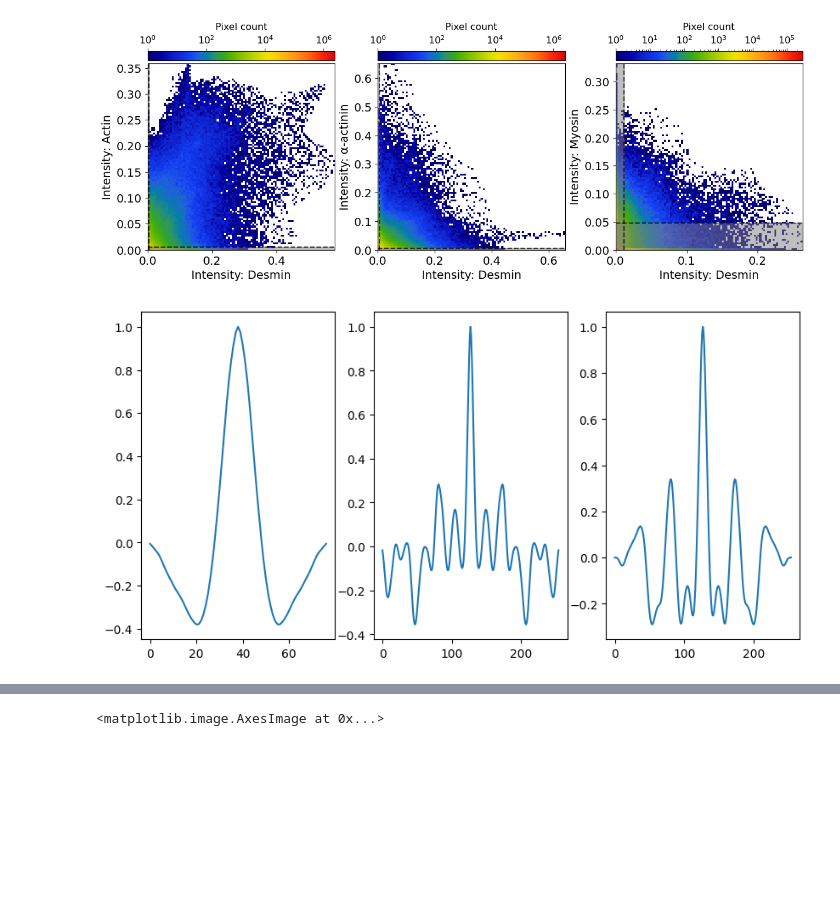
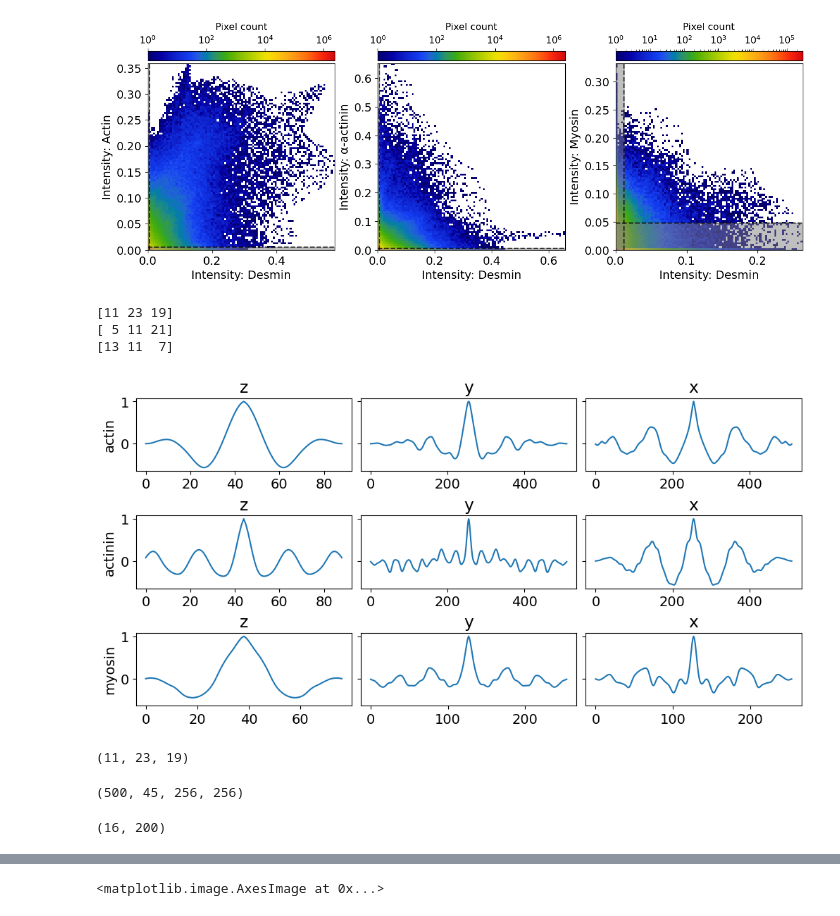
Before and after one commit to Jhko725/ProteinStructureReconstruction.jl, a Jupyter notebook: notebooks/analyze_sim.ipynb, the cells around one changed output, grey strips where cells are left out. Cells and saved outputs as stored; diff of their text form; code cells hidden in the pictures; blank space fills up the shorter version.

```diff
--- a/notebooks/analyze_sim.ipynb
+++ b/notebooks/analyze_sim.ipynb
@@ -194,0 +127,9 @@ results_dict["actinin"] = results_actinin
+# %%
+for protein in ("actin", "actinin", "myosin"):
+    data_chunks = jnp.asarray(data_chunk_dict[protein])
+    results = jax.lax.map(
+        lambda args: colocalization_costes(args[0], args[1]), data_chunks, batch_size=4
+    )
+    print(results)
+    results_dict[protein] = results
+    del data_chunks
@@ -309,24 +261,22 @@ F_onewayResult(statistic=np.float64(543.2224443414639), pvalue=np.float64(8.2281
 # %%
-from mpl_toolkits.axes_grid1 import make_axes_locatable
-
-
 name_dict = {"actin": "Actin", "actinin": "α-actinin", "myosin": "Myosin"}
 
 fig, axes = plt.subplots(
     1, 3, figsize=(12, 4), constrained_layout=True, gridspec_kw={"hspace": 0.3}
 )
+chunk_idx = 0
 for k, ax in zip(("actin", "actinin", "myosin"), axes):
     h = ax.hist2d(
-        np.asarray(data_chunk_dict[k][0]).flatten(),
-        np.asarray(data_chunk_dict[k][1]).flatten(),
+        data_chunk_dict[k][chunk_idx, 0].flatten(),
+        data_chunk_dict[k][chunk_idx, 1].flatten(),
         bins=100,
         norm=mcolors.LogNorm(),
         cmap=cc.cm.rainbow4,
     )
     t, a, b = (
-        results_dict[k]["threshold"][0],
-        results_dict[k]["deming_slope"][0],
-        results_dict[k]["deming_intercept"][0],
+        results_dict[k]["threshold"][chunk_idx],
+        results_dict[k]["deming_slope"][chunk_idx],
+        results_dict[k]["deming_intercept"][chunk_idx],
     )
     ax.axvline(t, ls="--", color="black", alpha=0.7)
     ax.axhline(a * t + b, ls="--", color="black", alpha=0.7)
@@ -343,8 +293,8 @@ for k, ax in zip(("actin", "actinin", "myosin"), axes):
     cax.set_title("Pixel count", fontsize="small")
     cax.xaxis.set_label_position("top")
     cax.xaxis.set_ticks_position("top")
-fig.savefig(
-    "../figures/fig_2/2e/intensity_histograms.svg", dpi=500, bbox_inches="tight"
-)
+# fig.savefig(
+#     "../figures/fig_2/2e/intensity_histograms.svg", dpi=500, bbox_inches="tight"
+# )
 # %% [output]
 [figure]
@@ -353,7 +301,20 @@ X, Y = data[0, :, 0:128, :128].flatten(), data[1, :, 0:128, :128].flatten()
 # %%
-sizes, autocorrelations = determine_characteristic_size(data[0, :, 128:256, :128])
-fig, axes = plt.subplots(1, len(autocorrelations), figsize=(10, 5))
-for autocorr, ax in zip(autocorrelations, axes):
-    ax.plot(autocorr)
+fig, axes = plt.subplots(3, 3, figsize=(10, 5), constrained_layout=True, sharey=True)
+for axes_row, protein in zip(axes, ("actin", "actinin", "myosin")):
+    sizes, autocorrelations = determine_characteristic_size(
+        data_chunk_dict[protein][chunk_idx, 0]
+    )
+    print(sizes)
+    for autocorr, ax, t in zip(autocorrelations, axes_row, ("z", "y", "x")):
+        ax.plot(autocorr)
+        ax.set_title(t)
+    axes_row[0].set_ylabel(protein)
 # %% [output]
+[11 23 19]
+[ 5 11 21]
+[13 11  7]
-[figure, old version]
+[figure, new version]
+# %%
+chunk_size
+# %% [output]
+(11, 23, 19)
@@ -359,0 +326,4 @@ for autocorr, ax in zip(autocorrelations, axes):
+# %%
+chunk_scrambled.shape
+# %% [output]
+(500, 45, 256, 256)
@@ -359,0 +366,4 @@ for autocorr, ax in zip(autocorrelations, axes):
+# %%
+pearsons_scrambled_dict["actin"].shape
+# %% [output]
+(16, 200)
```
Also changed, not shown: parts of 29 cells of this notebook, 5 other files.
